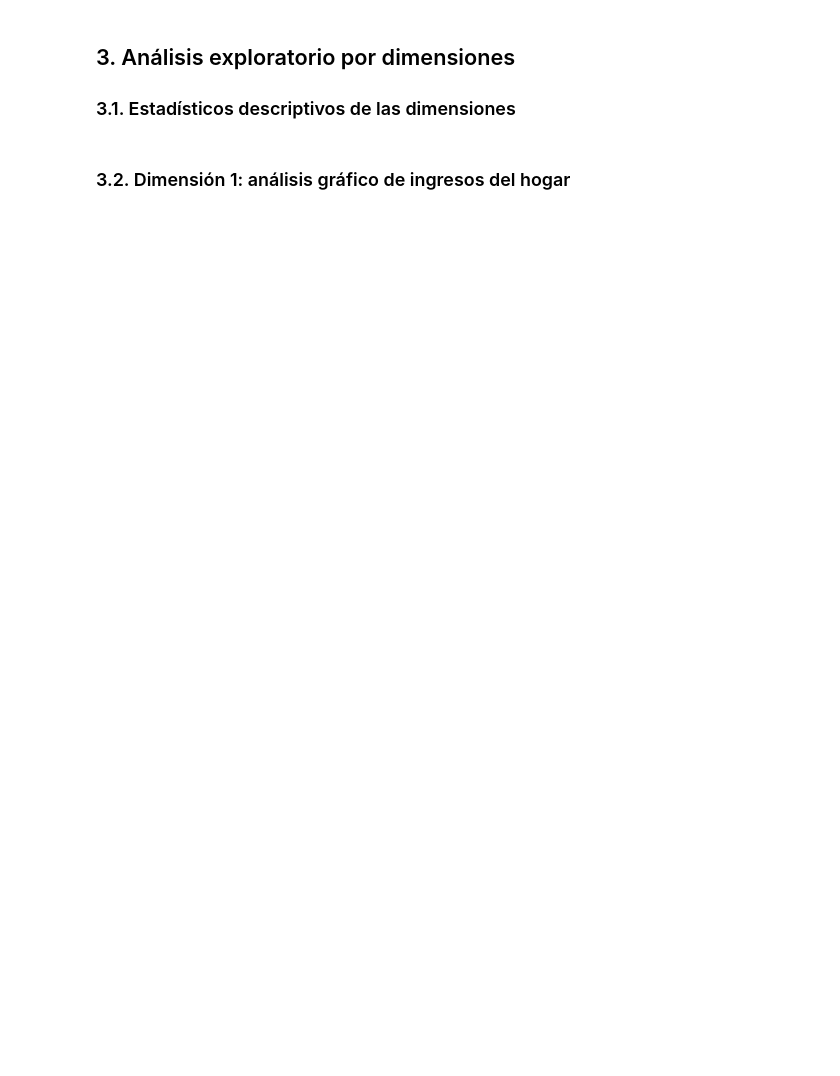
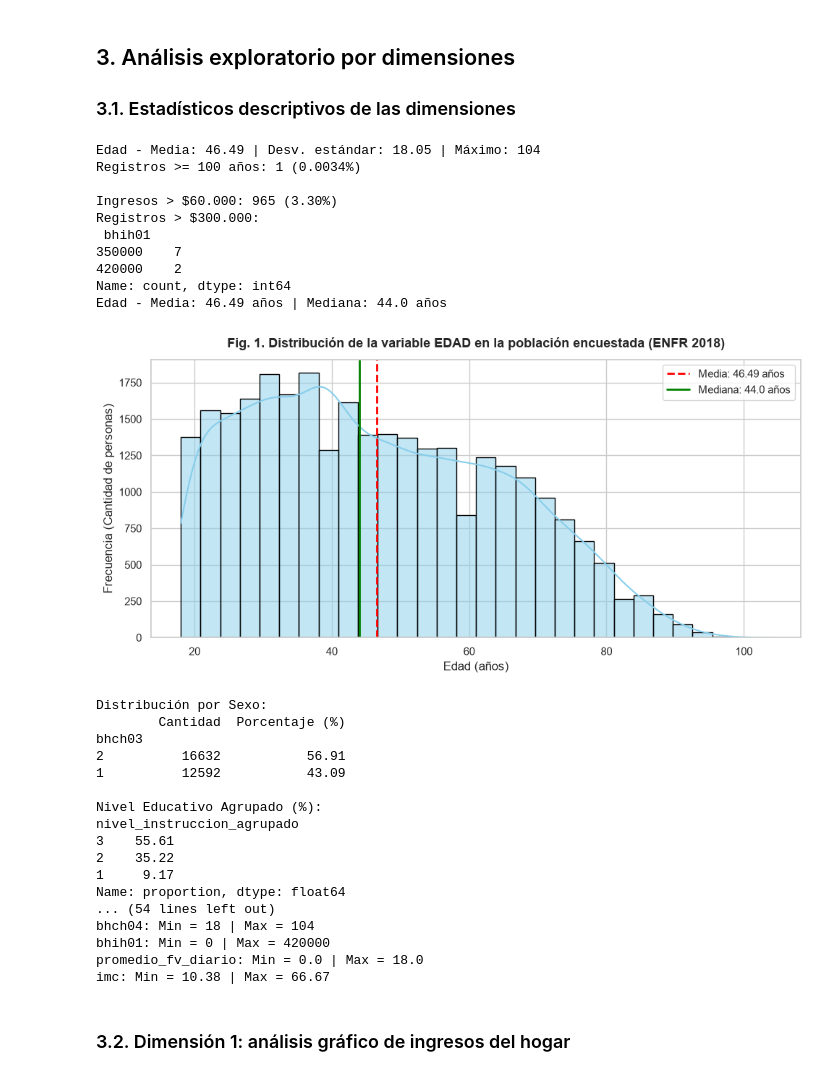
Before and after one commit to Francisco-Solanet/FCDD-TP-ENFR2018, a Jupyter notebook: src/TPE_FCDD.ipynb, the cells around one changed output. Cells and saved outputs as stored; diff of their text form; code cells hidden in the pictures; blank space fills up the shorter version.

```diff
--- a/src/TPE_FCDD.ipynb
+++ b/src/TPE_FCDD.ipynb
@@ -73,9 +107,20 @@ promedio_edad = df['bhch04'].mean()
 desviacion_edad = df['bhch04'].std()
 edad_maxima = df['bhch04'].max()
 
-print(
-    f'Promedio [X]: {promedio_edad:.2f} | Desviación estándar [Y]: {desviacion_edad:.2f} | Máximo [Z]: {edad_maxima}'
-)
+# Resumen de la variable edad y auditoría de casos extremos
+promedio_edad = df['bhch04'].mean()
+desviacion_edad = df['bhch04'].std()
+edad_maxima = df['bhch04'].max()
+centenarios = (df['bhch04'] >= 100).sum()
+
+print(f"Edad - Media: {promedio_edad:.2f} | Desv. estándar: {desviacion_edad:.2f} | Máximo: {edad_maxima}")
+print(f"Registros >= 100 años: {centenarios} ({centenarios / len(df) * 100:.4f}%)")
+
+# Auditoría de ingresos elevados (bhih01)
+mayores_60k = (df['bhih01'] > 60000).sum()
+mayores_300k = df[df['bhih01'] > 300000]['bhih01'].value_counts()
+print(f"\nIngresos > $60.000: {mayores_60k} ({mayores_60k / len(df) * 100:.2f}%)")
+print("Registros > $300.000:\n", mayores_300k)
 
 # Edad (bhch04)
 edad = df['bhch04'].dropna()
@@ -230,33 +275,62 @@ print(imc_cat_pct.round(2))
 
 # Revisión de la calidad de los datos
 # ---------------------------------------------------------
 
 print("\n=== 4. CALIDAD DE DATOS (NULOS Y OUTLIERS) ===")
 
 # Variables seleccionadas para la revisión de nulos
 vars_analisis = [
     'bhch04', 'bhch03', 'nivel_instruccion_agrupado', 'bhih01',
     'consumo_tabaco_100', 'bica02', 'bial02', 'promedio_fv_diario',
     'prevalencia_hipertension', 'prevalencia_diabetes',
     'prevalencia_colesterol', 'imc'
 ]
 
 # Conteos de valores nulos
 nulos_df = pd.DataFrame({
     'Valores Nulos': df[vars_analisis].isnull().sum(),
     'Porcentaje (%)': (df[vars_analisis].isnull().mean() * 100).round(2)
 })
 
 print("Reporte de Valores Nulos por Variable:")
 print(nulos_df)
 
 
 # Rangos Mínimos y Máximos
 print("\nRangos observados (Mínimo - Máximo):")
 
 for col_cont in ['bhch04', 'bhih01', 'promedio_fv_diario', 'imc']:
     if col_cont in df.columns:
         print(f"{col_cont}: Min = {df[col_cont].min()} | Max = {df[col_cont].max()}")
+# %% [output]
+Edad - Media: 46.49 | Desv. estándar: 18.05 | Máximo: 104
+Registros >= 100 años: 1 (0.0034%)
+
+Ingresos > $60.000: 965 (3.30%)
+Registros > $300.000:
+ bhih01
+350000    7
+420000    2
+Name: count, dtype: int64
+Edad - Media: 46.49 años | Mediana: 44.0 años
+[figure, added]
+Distribución por Sexo:
+        Cantidad  Porcentaje (%)
+bhch03
+2          16632           56.91
+1          12592           43.09
+
+Nivel Educativo Agrupado (%):
+nivel_instruccion_agrupado
+3    55.61
+2    35.22
+1     9.17
+Name: proportion, dtype: float64
+... (54 lines left out)
+bhch04: Min = 18 | Max = 104
+bhih01: Min = 0 | Max = 420000
+promedio_fv_diario: Min = 0.0 | Max = 18.0
+imc: Min = 10.38 | Max = 66.67
 # %% [markdown]
 ### 3.2. Dimensión 1: análisis gráfico de ingresos del hogar
 # %%
```
Also changed, not shown: parts of 27 cells of this notebook, 1 other file.
